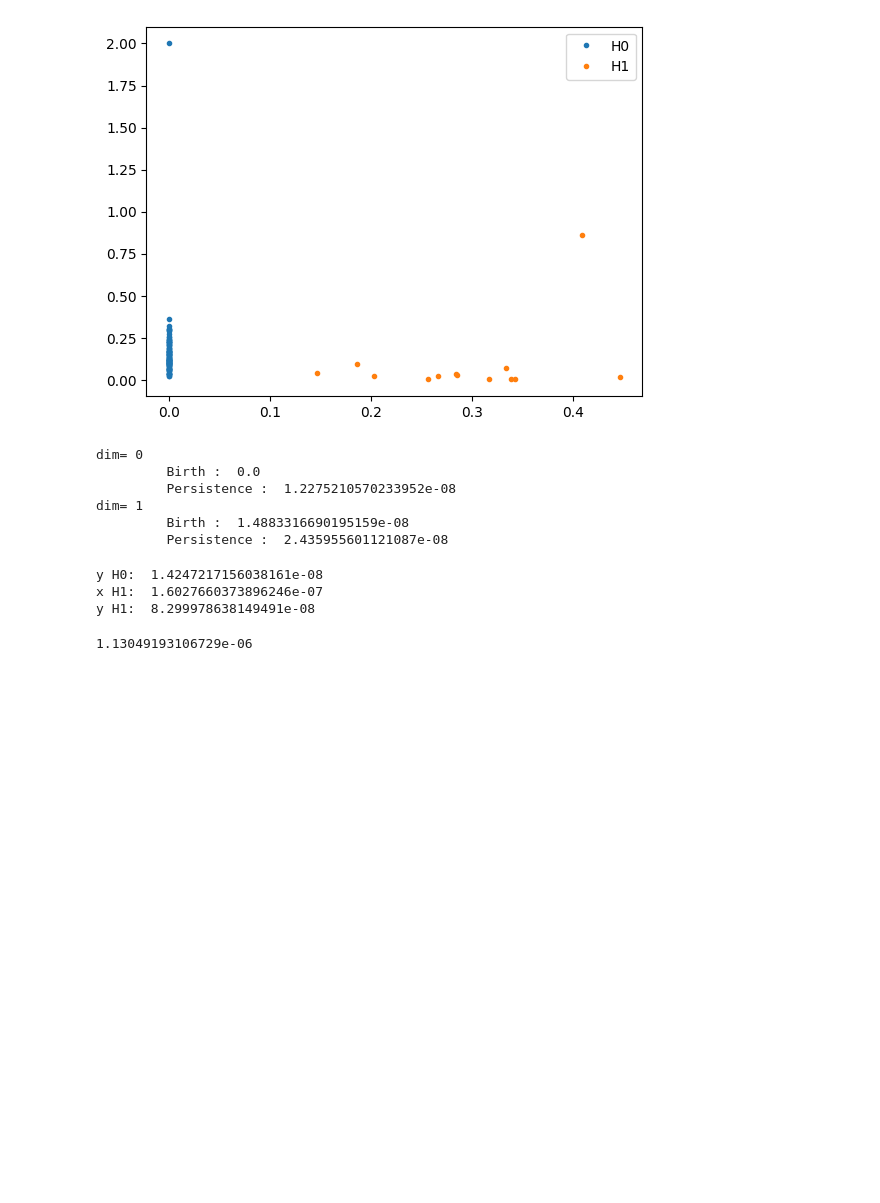
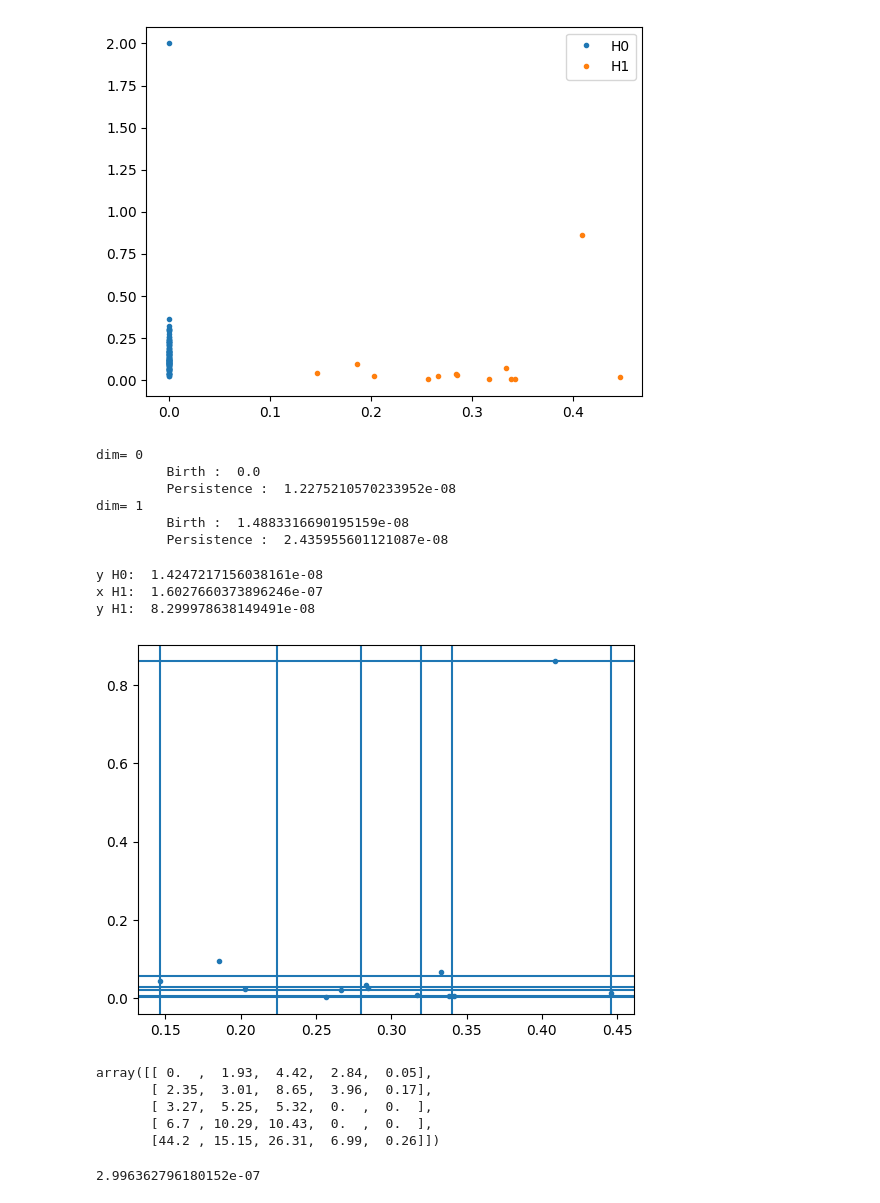
Before and after one commit to ALuchinsky/vpb_python, a Jupyter notebook: python/VPB.ipynb, the cells around one changed output. Cells and saved outputs as stored; diff of their text form; code cells hidden in the pictures; blank space fills up the shorter version.

```diff
--- a/python/VPB.ipynb
+++ b/python/VPB.ipynb
@@ -115,7 +152,18 @@ vpb = computeVPB(PD, homDim=0, xSeq=[], ySeq=ySeqH0)
-# %%
-# compare with R result
-sum(abs(
-    vpb - [0.809001, 3.644815, 5.486612, 6.382816, 1.013953]
-))
-# %% [output]
-1.13049193106729e-06
+# %%
+x = PD[PD["dim"] == 1]["b"]
+y = PD[PD["dim"] == 1]["p"]
+plt.plot(x, y, ".")
+for x_ in xSeqH1:
+    plt.axvline(x_)
+for y_ in ySeqH1:
+    plt.axhline(y_)
+# %% [output]
+[figure, added]
+# %%
+np.round(vpb1, 2)
+# %% [output]
+array([[ 0.  ,  1.93,  4.42,  2.84,  0.05],
+       [ 2.35,  3.01,  8.65,  3.96,  0.17],
+       [ 3.27,  5.25,  5.32,  0.  ,  0.  ],
+       [ 6.7 , 10.29, 10.43,  0.  ,  0.  ],
+       [44.2 , 15.15, 26.31,  6.99,  0.26]])
@@ -121,0 +198,10 @@ sum(abs(
+# %%
+vpb_ = np.transpose(vpb).reshape( (25,))
+max(abs(
+    vpb_ -
+    [ 0.0000000000, 0.0004995598, 0.0090337733, 0.0305098818, 0.0057973687, 0.0095194496, 0.0261053157, 0.0203673036, 0.0042870130,
+        0.0107446149, 0.0425768331, 0.1053468321, 0.1458807241, 0.0000000000, 0.0000000000, 0.0328035481, 0.0276785592, 0.1089088594,
+        0.1318822254, 0.0168304895, 0.2939394561, 0.3162986126, 0.3344510989, 0.3567486932, 0.3636226941]
+))
+# %% [output]
+2.996362796180152e-07
```
Also changed, not shown: parts of 5 cells of this notebook.
